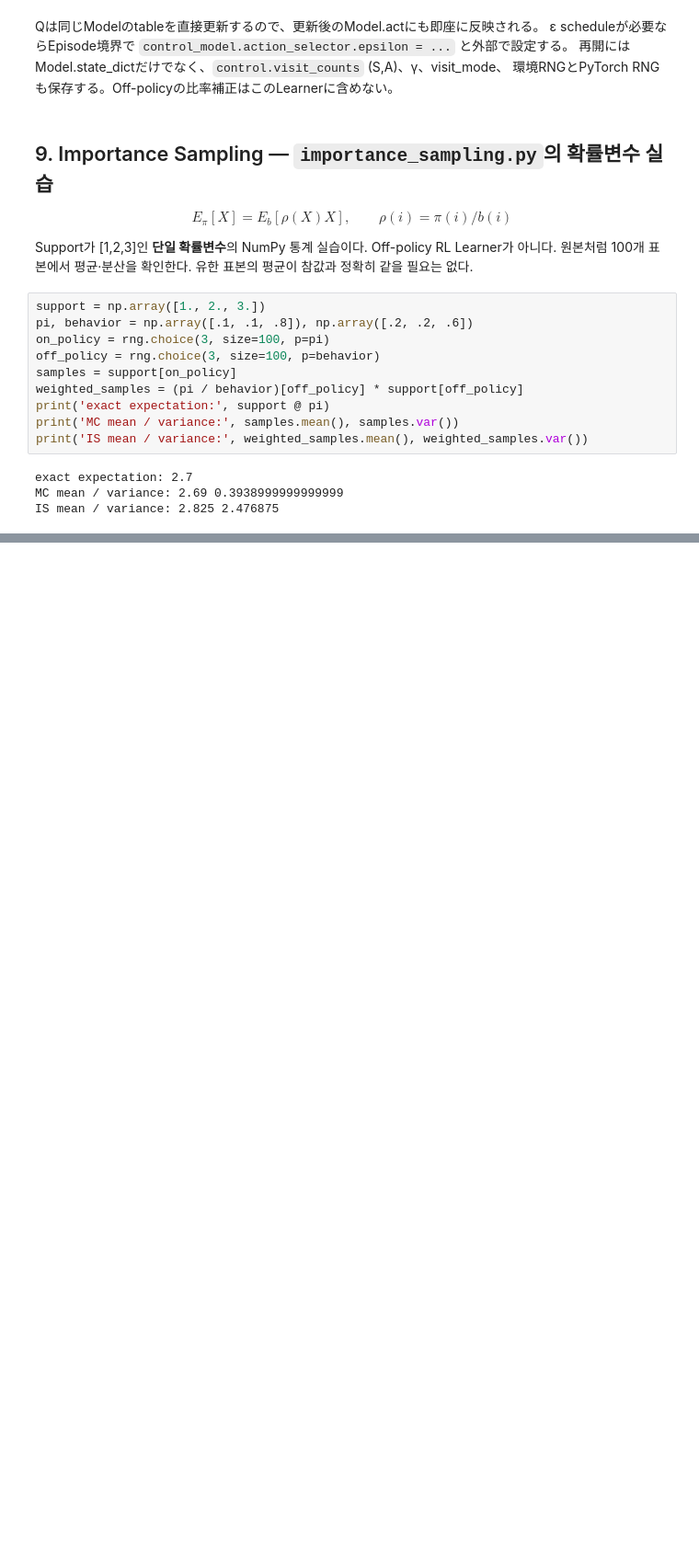
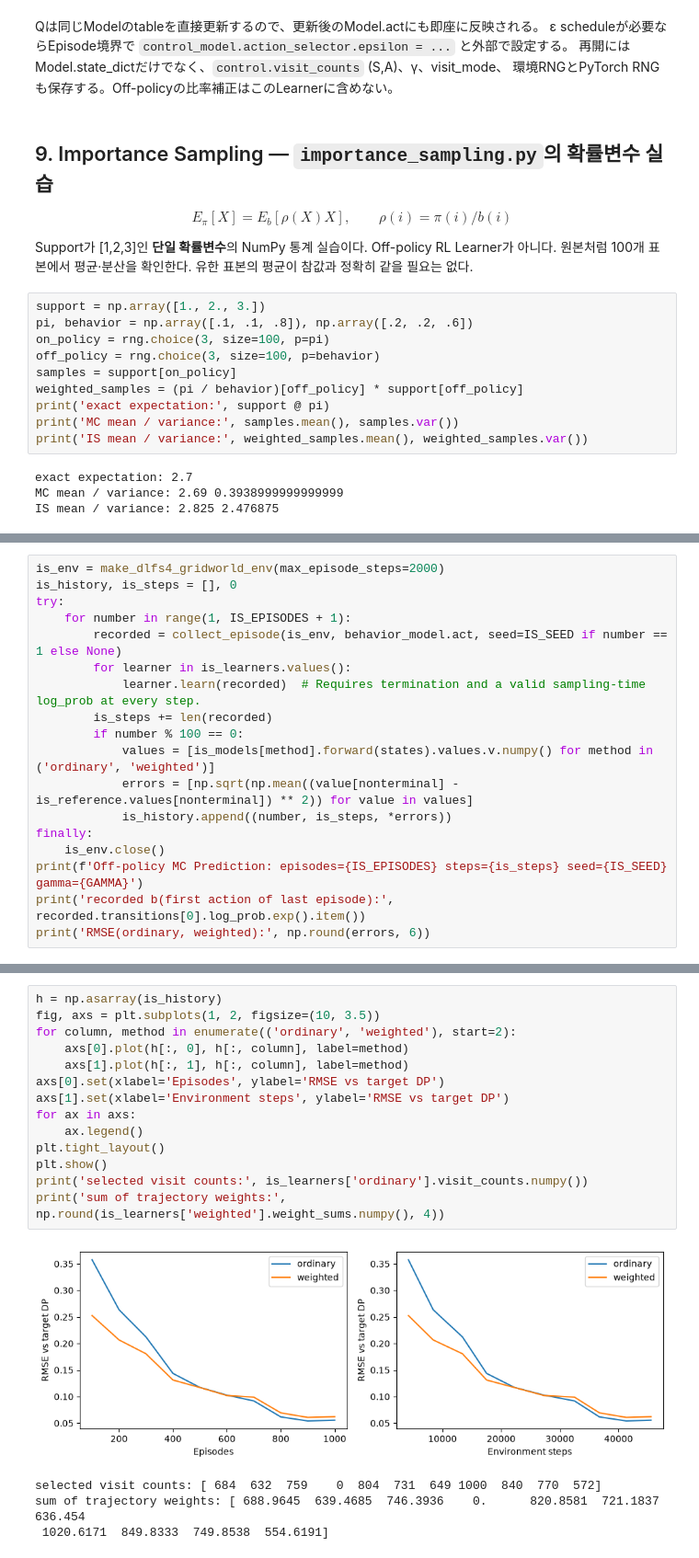
Before and after one commit to HeoJinuk/ModularRL, a Jupyter notebook: notebooks/dlfs4/05_mc_modularrl.ipynb, the cells around one changed output, grey strips where cells are left out. Shown at 92% size. Drawn from its saved outputs; the diff is of its cells as text; blank space fills up the shorter version.

```diff
--- a/notebooks/dlfs4/05_mc_modularrl.ipynb
+++ b/notebooks/dlfs4/05_mc_modularrl.ipynb
@@ -308,0 +360,18 @@ IS mean / variance: 2.825 2.476875
+# %%
+is_env = make_dlfs4_gridworld_env(max_episode_steps=2000)
+is_history, is_steps = [], 0
+try:
+    for number in range(1, IS_EPISODES + 1):
+        recorded = collect_episode(is_env, behavior_model.act, seed=IS_SEED if number == 1 else None)
+        for learner in is_learners.values():
+            learner.learn(recorded)  # Requires termination and a valid sampling-time log_prob at every step.
+        is_steps += len(recorded)
+        if number % 100 == 0:
+            values = [is_models[method].forward(states).values.v.numpy() for method in ('ordinary', 'weighted')]
+            errors = [np.sqrt(np.mean((value[nonterminal] - is_reference.values[nonterminal]) ** 2)) for value in values]
+            is_history.append((number, is_steps, *errors))
+finally:
+    is_env.close()
+print(f'Off-policy MC Prediction: episodes={IS_EPISODES} steps={is_steps} seed={IS_SEED} gamma={GAMMA}')
+print('recorded b(first action of last episode):', recorded.transitions[0].log_prob.exp().item())
+print('RMSE(ordinary, weighted):', np.round(errors, 6))
@@ -308,0 +391,19 @@ IS mean / variance: 2.825 2.476875
+# %%
+h = np.asarray(is_history)
+fig, axs = plt.subplots(1, 2, figsize=(10, 3.5))
+for column, method in enumerate(('ordinary', 'weighted'), start=2):
+    axs[0].plot(h[:, 0], h[:, column], label=method)
+    axs[1].plot(h[:, 1], h[:, column], label=method)
+axs[0].set(xlabel='Episodes', ylabel='RMSE vs target DP')
+axs[1].set(xlabel='Environment steps', ylabel='RMSE vs target DP')
+for ax in axs:
+    ax.legend()
+plt.tight_layout()
+plt.show()
+print('selected visit counts:', is_learners['ordinary'].visit_counts.numpy())
+print('sum of trajectory weights:', np.round(is_learners['weighted'].weight_sums.numpy(), 4))
+# %% [output]
+[figure, added]
+selected visit counts: [ 684  632  759    0  804  731  649 1000  840  770  572]
+sum of trajectory weights: [ 688.9645  639.4685  746.3936    0.      820.8581  721.1837  636.454
+ 1020.6171  849.8333  749.8538  554.6191]
```
Also changed, not shown: parts of 12 cells of this notebook, 11 other files.
